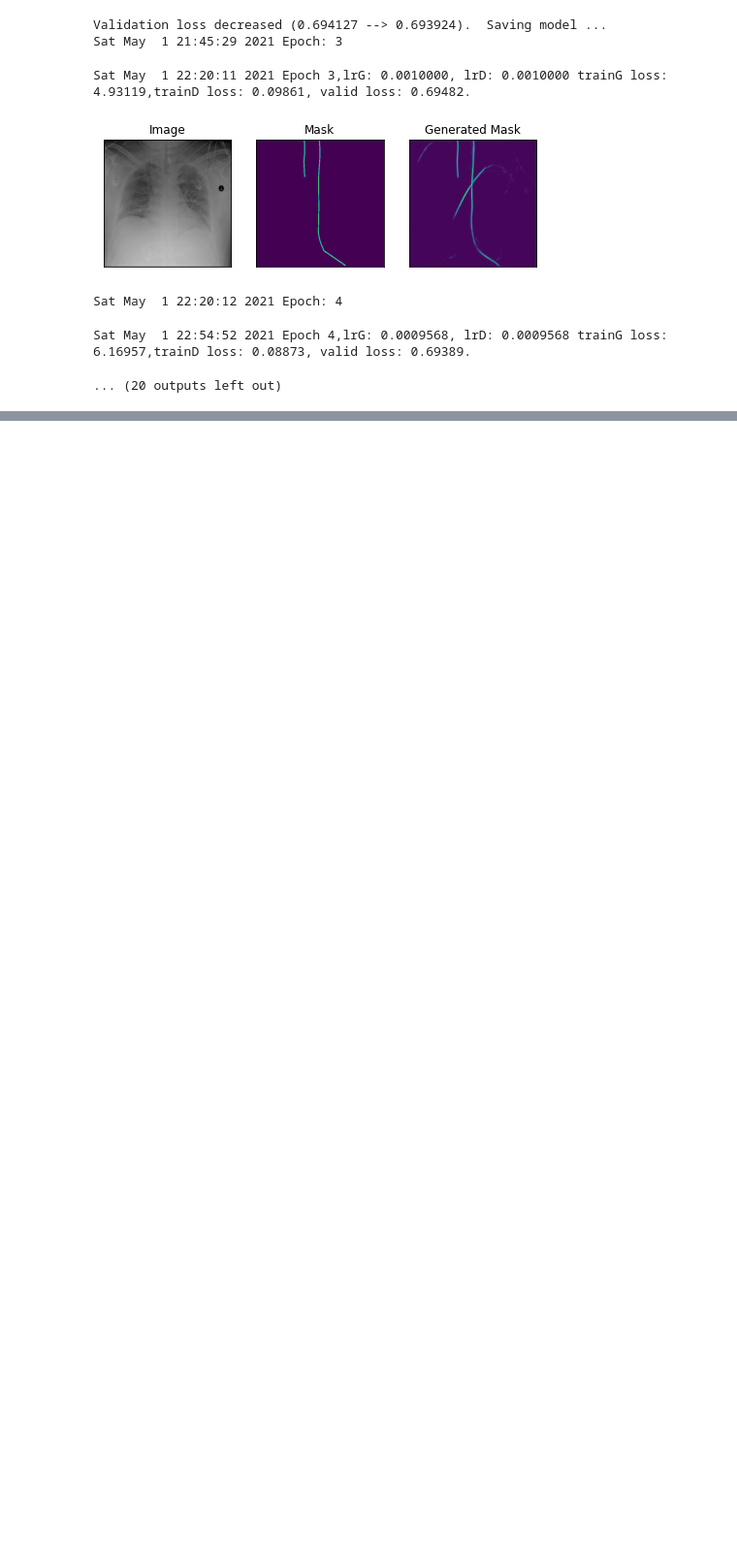
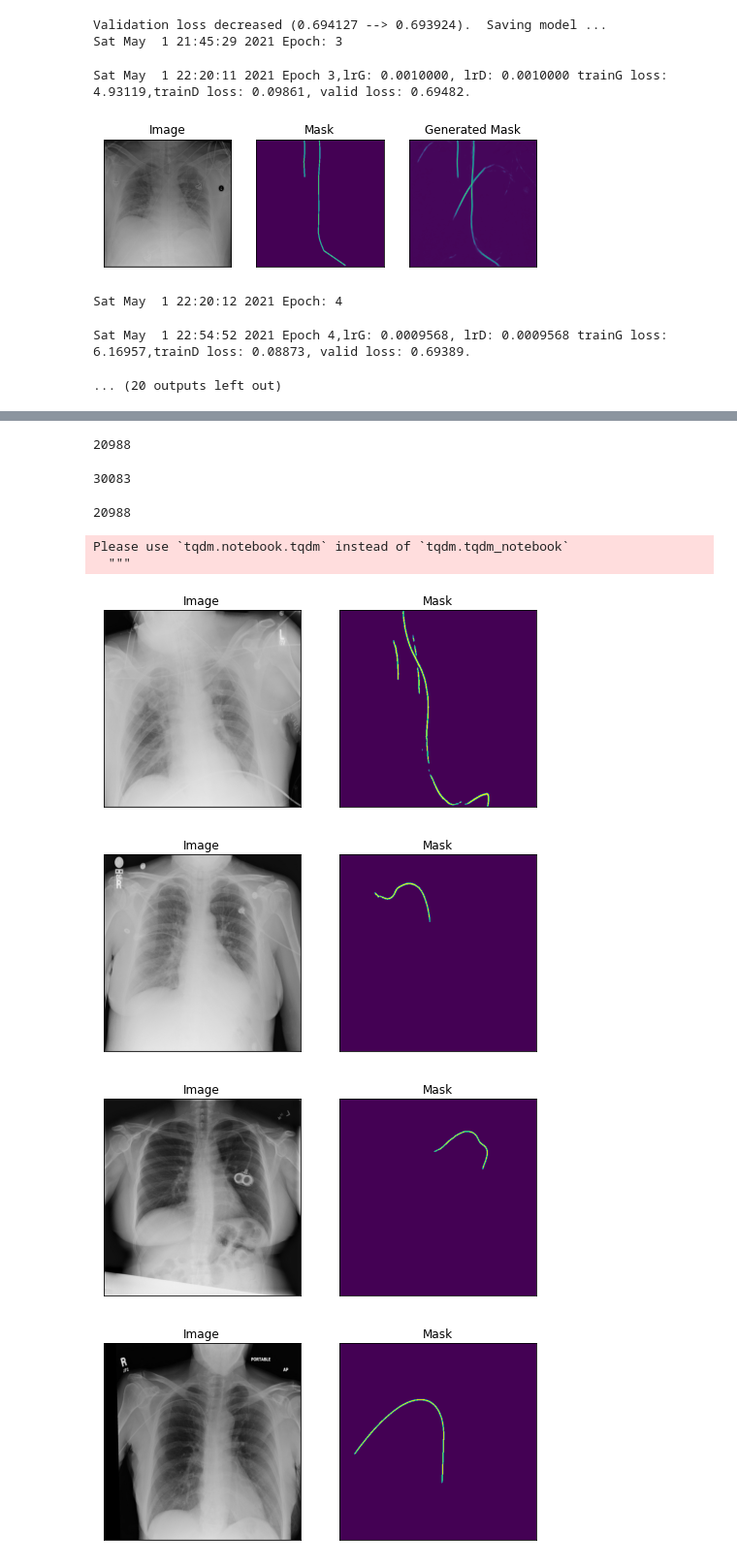
Before and after one commit to aryalmilan/Catheter-Detection-and-classification, a Jupyter notebook: Segmentation_GAN.ipynb, the cells around one changed output, grey strips where cells are left out. Shown at 97% size. Saved outputs shown, nothing was run; the diff lists cells and outputs as text; code cells hidden in the pictures; blank space fills up the shorter version.

```diff
--- a/Segmentation_GAN.ipynb
+++ b/Segmentation_GAN.ipynb
@@ -436,0 +492,35 @@ with torch.no_grad():
+# %%
+len(train_df.StudyInstanceUID.unique())-len(train_files)
+# %% [output]
+20988
+# %%
+all_files = train_df.StudyInstanceUID.unique()
+len(all_files)
+# %% [output]
+30083
+# %%
+no_mask_files = [i for i in all_files if i not in train_files]
+len(no_mask_files)
+# %% [output]
+20988
+# %%
+random = np.random.choice(no_mask_files,10)
+dataset_no_mask = RANZCRDataset(random, 'test', transform=transforms_val)
+sig = nn.Sigmoid()
+with torch.no_grad():
+    for i,j in tqdm(enumerate(random)):
+        image = dataset_no_mask[i]
+        x_tensor = image.to(device).unsqueeze(0)
+        pr_mask = (sig(modelG(x_tensor))>0.65).float()
+        pr_mask = pr_mask.squeeze().cpu()#.round()
+        visualize(image=image,mask=pr_mask)
+#         png = (pr_mask * 255).astype(np.uint8)[:,:,np.newaxis]
+#         png = np.concatenate([png, np.zeros((png.shape[0], png.shape[1], 2))], -1)
+#         cv2.imwrite(os.path.join(output_dir, f'{j}.png'), png)
+# %% [output]
+Please use `tqdm.notebook.tqdm` instead of `tqdm.tqdm_notebook`
+  """
+[figure, added]
+[figure, added]
+[figure, added]
+[figure, added]
```
Also changed, not shown: parts of 7 cells of this notebook.
